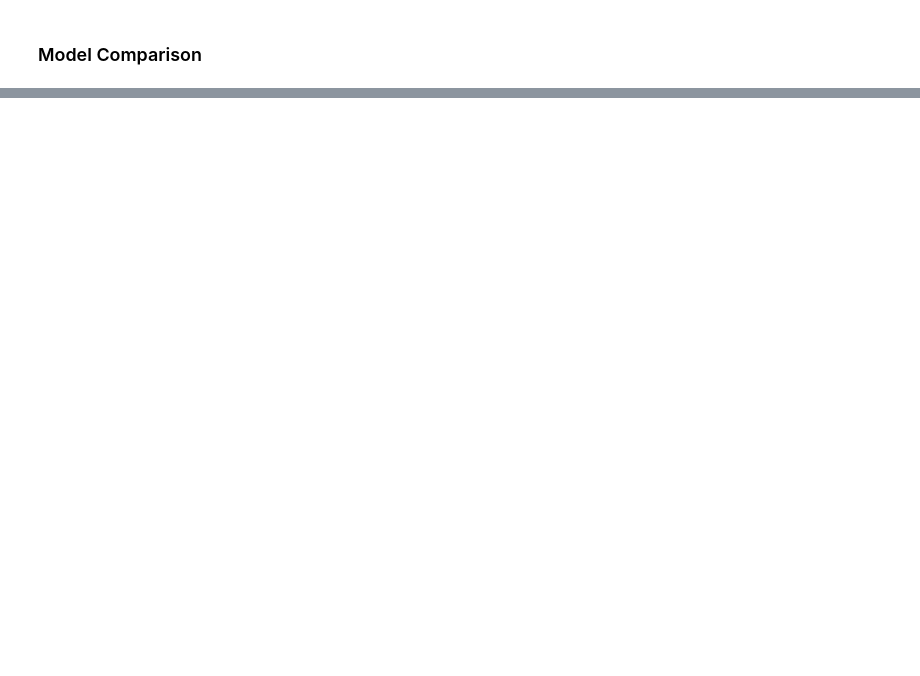
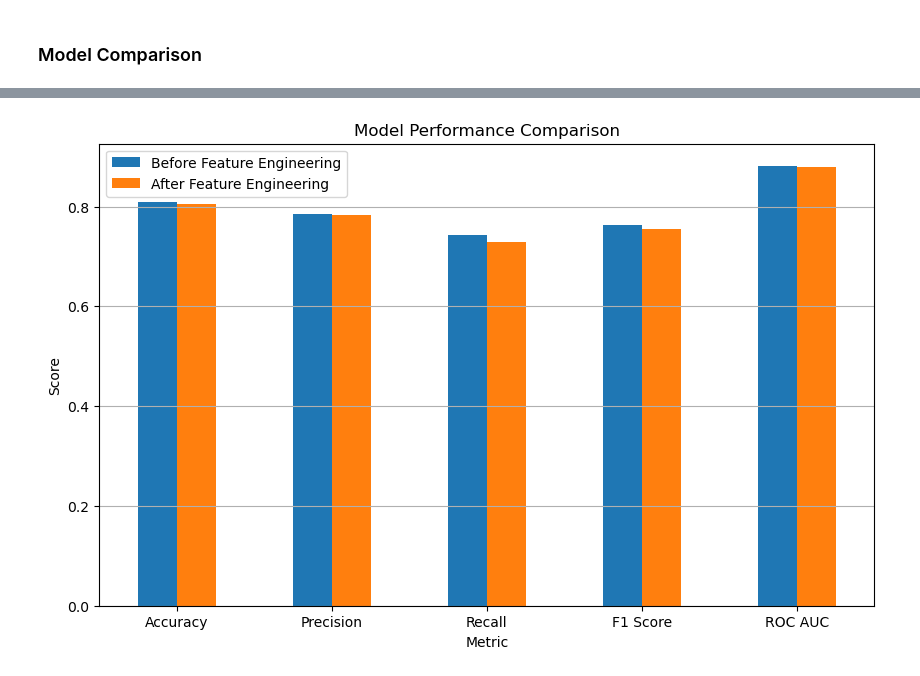
Before and after one commit to mdrifat-hossain/My-AI-ML-Code-Practice, a Jupyter notebook: week_1/Titanic-ML-Pipeline/titanic-baseLineML-pipeline.ipynb, the cells around one changed output, grey strips where cells are left out. Cells and saved outputs as stored; diff of their text form; code cells hidden in the pictures; blank space fills up the shorter version.

```diff
--- a/week_1/Titanic-ML-Pipeline/titanic-baseLineML-pipeline.ipynb
+++ b/week_1/Titanic-ML-Pipeline/titanic-baseLineML-pipeline.ipynb
@@ -169,0 +432,17 @@ plt.show()
+# %%
+comparison.set_index("Metric").plot(
+    kind="bar",
+    figsize=(10,6)
+)
+
+plt.title("Model Performance Comparison")
+
+plt.ylabel("Score")
+
+plt.xticks(rotation=0)
+
+plt.grid(axis="y")
+
+plt.show()
+# %% [output]
+[figure, added]
```
Also changed, not shown: parts of 26 cells of this notebook, 2 other files.
